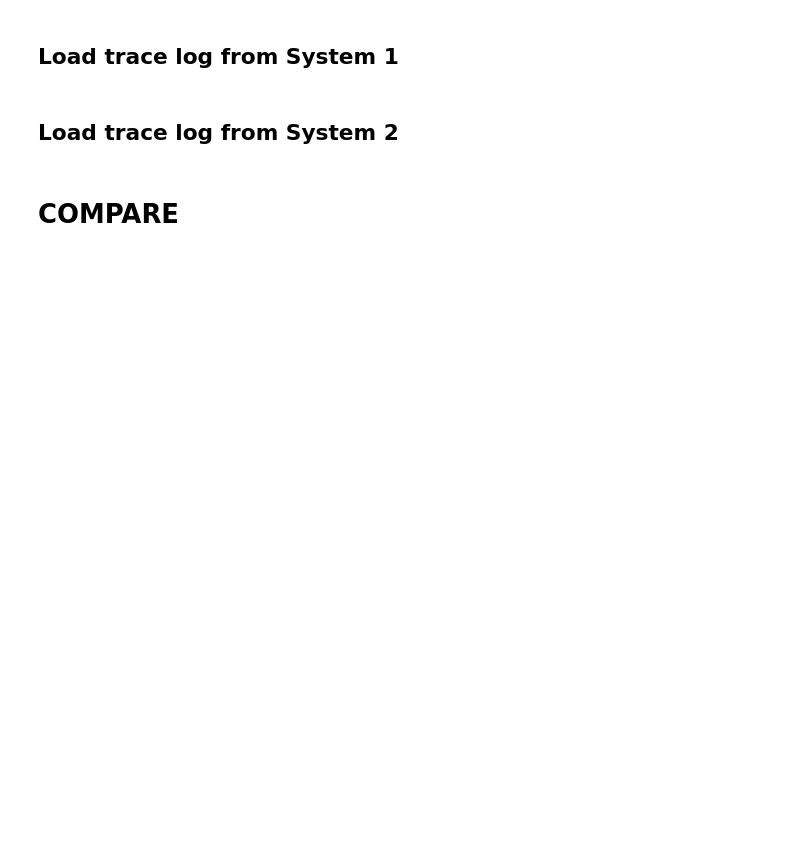
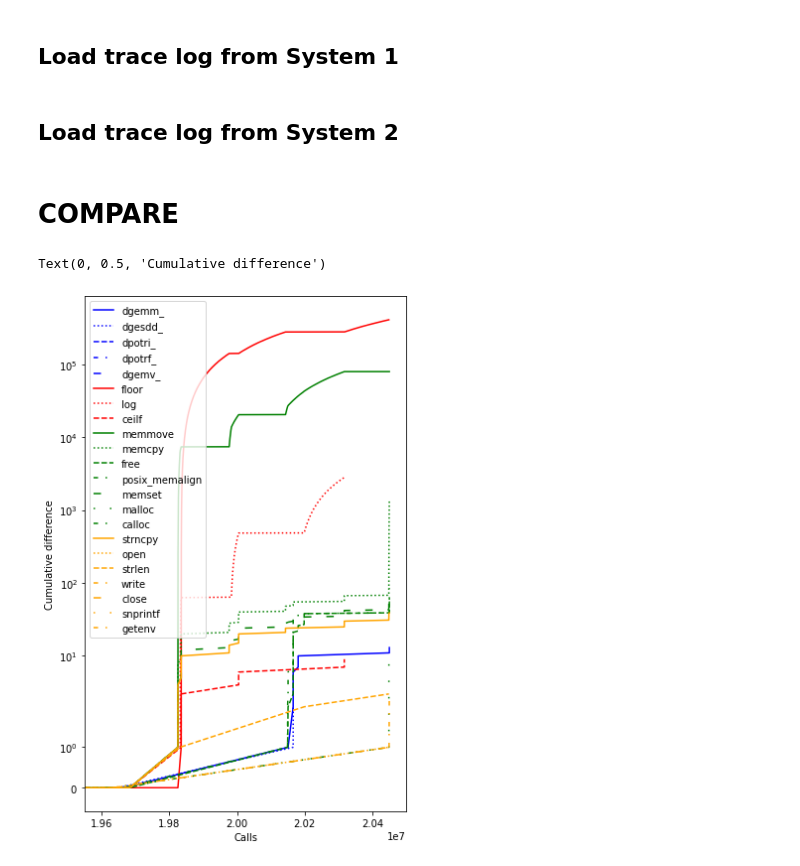
Before and after one commit to iishiishii/neurodesk_paper, a Jupyter notebook: tracelog.ipynb, the cells around one changed output. Saved outputs shown, nothing was run; the diff lists cells and outputs as text; code cells hidden in the pictures; blank space fills up the shorter version.

```diff
--- a/tracelog.ipynb
+++ b/tracelog.ipynb
@@ -37,3 +42,9 @@ PATH_TO_LOGSUMMARY2 = ''
+# %%
+PATH_TO_LOGFILE1 = './local_system_2/logfile_local2.txt'
+PATH_TO_LOGSUMMARY1 = './local_system_2/summary_fsl_first_local2.txt'
+
+PATH_TO_LOGFILE2 = './local_system_1/logfile_local1.txt'
+PATH_TO_LOGSUMMARY2 = 'local_system_1/summary_fsl_first_local1.txt'
 # %% [markdown]
 ## Load trace log from System 1
 # %%
@@ -94,42 +105,12 @@ calls2_np_floorless = calls2_np[calls2_np != 0]
 diff = [3,4,7,8,9,10,12,16,27,39,40,44,50,55,56,57,60,65,74,75,78,80]
 calls_diff = calls_np[np.isin(calls_np, diff)]
 calls2_diff = calls2_np[np.isin(calls2_np, diff)]
-# %%
-a2=np.where(calls_np_floorless==2)[0]
-b2=np.where(calls2_np_floorless==2)[0]
-plt.plot(a2, np.cumsum(a2!=b2))
-
-a4=np.where(calls_np_floorless==4)[0]
-b4=np.where(calls2_np_floorless==4)[0]
-plt.plot(a4, np.cumsum(a4!=b4))
-# %%
-from matplotlib.ticker import ScalarFormatter
-fig = plt.figure()
-ax = fig.add_axes([0.15, 0.1, 0.75, 0.8])
-linestyle = ['solid', 'dotted', 'dashed', 'dasheddotted','loosely dashed', 'loosely dotted', 'dasheddotdotted']
-linecolor = ['blue', 'crimson', 'green', 'plum']
-for func in range(1, len(uniquecalls)):
-    if func == 88:
-        continue
-    a2=np.where(calls_np_floorless==func)[0]
-    b2=np.where(calls2_np_floorless==func)[0]
-    if len(a2) > len(b2):
-        a2 = a2[:len(b2)]
-    else:
-        b2 = b2[:len(a2)]
-    if np.sum(np.cumsum(a2!=b2)) == 0:
-        continue
-    diff = np.cumsum(a2!=b2)
-    ax.plot(a2, diff, label='{}'.format(uniquecalls[func]).replace("__",""))
-ax.legend(loc='upper left')
-ax.set_xlabel('Calls')
-ax.set_ylabel('Cumulative difference')
 # %%
 from matplotlib.ticker import ScalarFormatter
 from matplotlib.lines import Line2D
 
 fig = plt.figure()
-ax = fig.add_axes([0.15, 0.1, 0.75, 0.8])
+ax = fig.add_axes([0.15, 0.1, 0.75, 1.8])
 
 linestyle_tuple = [
      ('loosely dotted',        (0, (1, 10))),
@@ -179,30 +160,34 @@ for id, func in enumerate([3, 16, 55]):
 for id, func in enumerate([4, 7, 9, 10, 27, 50, 75]):
     a2=np.where(calls_np_floorless==func)[0]
     b2=np.where(calls2_np_floorless==func)[0]
     if len(a2) > len(b2):
         a2 = a2[:len(b2)]
     else:
         b2 = b2[:len(a2)]
     if np.sum(np.cumsum(a2!=b2)) == 0:
         continue
     diff = np.cumsum(a2!=b2)
     diff[diff==0] = 0.001
     ax.plot(a2, diff, label='{}'.format(uniquecalls[func]).replace("__",""), linestyle=linestyle[id], color=linecolor[2])
 
 for id, func in enumerate([40,57,56,60,65,74,78]):
     a2=np.where(calls_np_floorless==func)[0]
     b2=np.where(calls2_np_floorless==func)[0]
     if len(a2) > len(b2):
         a2 = a2[:len(b2)]
     else:
         b2 = b2[:len(a2)]
     if np.sum(np.cumsum(a2!=b2)) == 0:
         continue
     diff = np.cumsum(a2!=b2)
     diff[diff==0] = 0.001
     ax.plot(a2, diff, label='{}'.format(uniquecalls[func]).replace("__",""), linestyle=linestyle[id], color=linecolor[3])
 
 ax.legend(loc='upper left')
+ax.set_xlim(xmin=19550000, xmax=20500000)
 ax.set_yscale('symlog')
 ax.set_xlabel('Calls')
 ax.set_ylabel('Cumulative difference')
+# %% [output]
+Text(0, 0.5, 'Cumulative difference')
+[figure, added]
```
Also changed, not shown: parts of 3 cells of this notebook, 6 other files.
